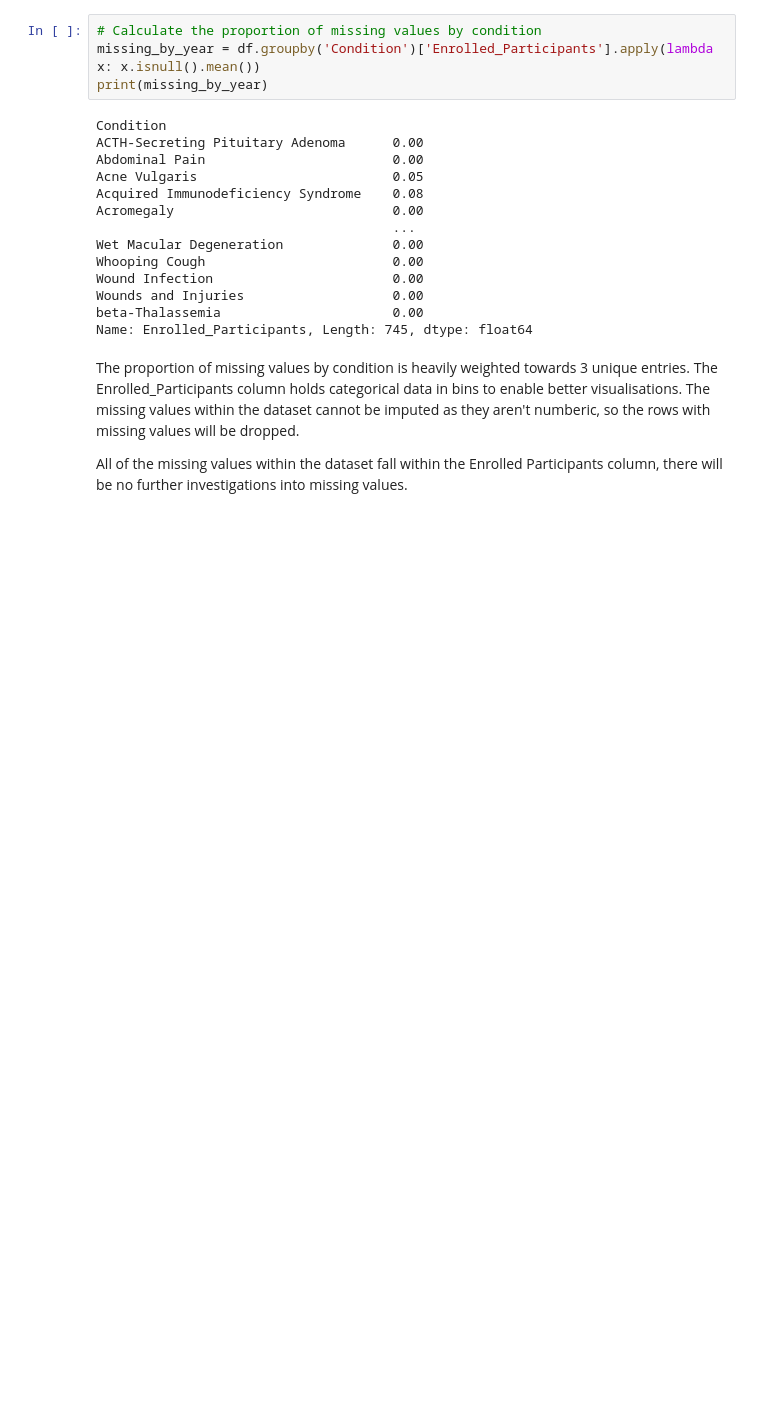
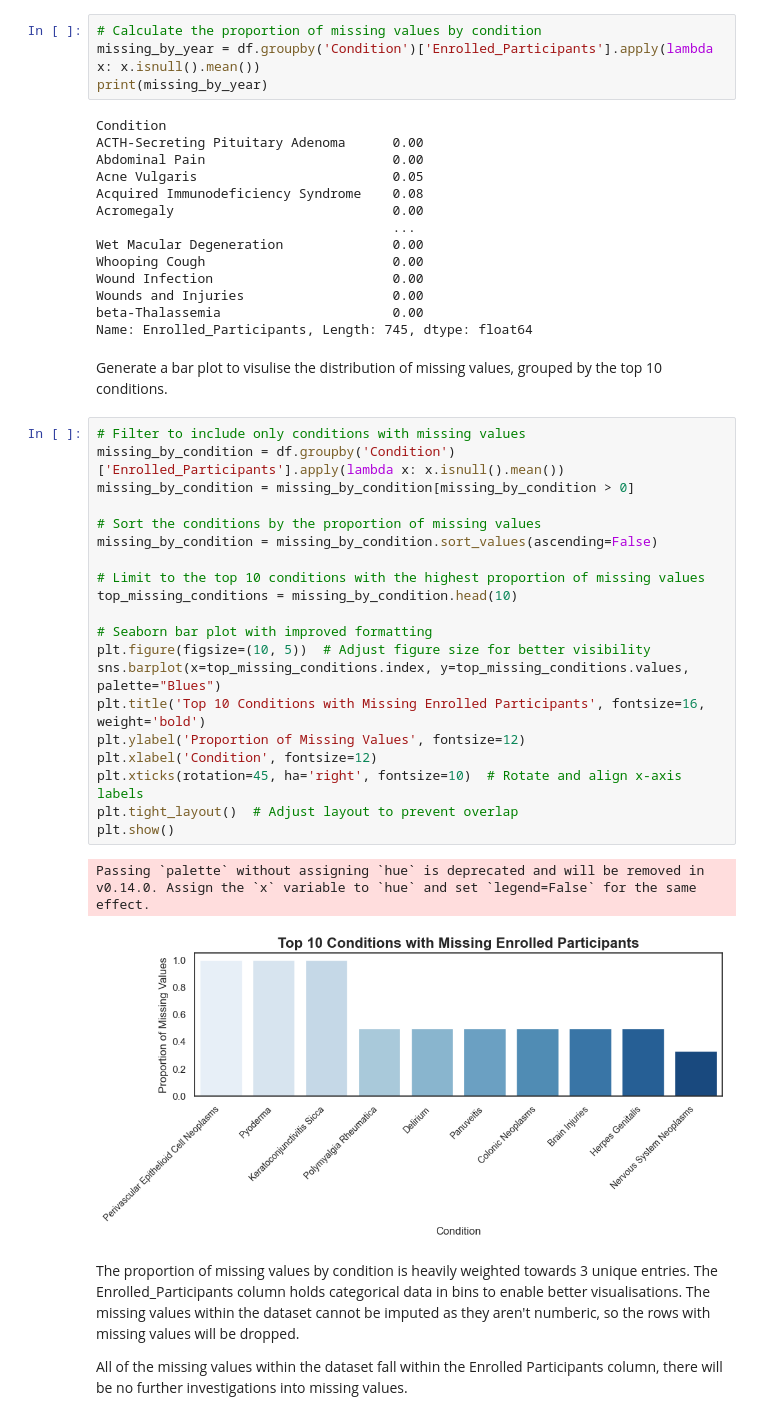
Before and after one commit to ksharpe-byte/clinical-trial-trends, a Jupyter notebook: jupyter_notebooks/eda.ipynb, the cells around one changed output. Cells and saved outputs as stored; diff of their text form; blank space fills up the shorter version.

```diff
--- a/jupyter_notebooks/eda.ipynb
+++ b/jupyter_notebooks/eda.ipynb
@@ -252,6 +241,31 @@ Wound Infection                       0.00
 Wounds and Injuries                   0.00
 beta-Thalassemia                      0.00
 Name: Enrolled_Participants, Length: 745, dtype: float64
+# %% [markdown]
+Generate a bar plot to visulise the distribution of missing values, grouped by the top 10 conditions.
+# %%
+# Filter to include only conditions with missing values
+missing_by_condition = df.groupby('Condition')['Enrolled_Participants'].apply(lambda x: x.isnull().mean())
+missing_by_condition = missing_by_condition[missing_by_condition > 0]
+
+# Sort the conditions by the proportion of missing values
+missing_by_condition = missing_by_condition.sort_values(ascending=False)
+
+# Limit to the top 10 conditions with the highest proportion of missing values
+top_missing_conditions = missing_by_condition.head(10)
+
+# Seaborn bar plot with improved formatting
+plt.figure(figsize=(10, 5))  # Adjust figure size for better visibility
+sns.barplot(x=top_missing_conditions.index, y=top_missing_conditions.values, palette="Blues")
+plt.title('Top 10 Conditions with Missing Enrolled Participants', fontsize=16, weight='bold')
+plt.ylabel('Proportion of Missing Values', fontsize=12)
+plt.xlabel('Condition', fontsize=12)
+plt.xticks(rotation=45, ha='right', fontsize=10)  # Rotate and align x-axis labels
+plt.tight_layout()  # Adjust layout to prevent overlap
+plt.show()
+# %% [output]
+Passing `palette` without assigning `hue` is deprecated and will be removed in v0.14.0. Assign the `x` variable to `hue` and set `legend=False` for the same effect.
+[figure, added]
 # %% [markdown]
 The proportion of missing values by condition is heavily weighted towards 3 unique entries. The Enrolled_Participants column holds categorical data in bins to enable better visualisations. The missing values within the dataset cannot be imputed as they aren't numberic, so the rows with missing values will be dropped.
 
```
Also changed, not shown: parts of 10 cells of this notebook.
